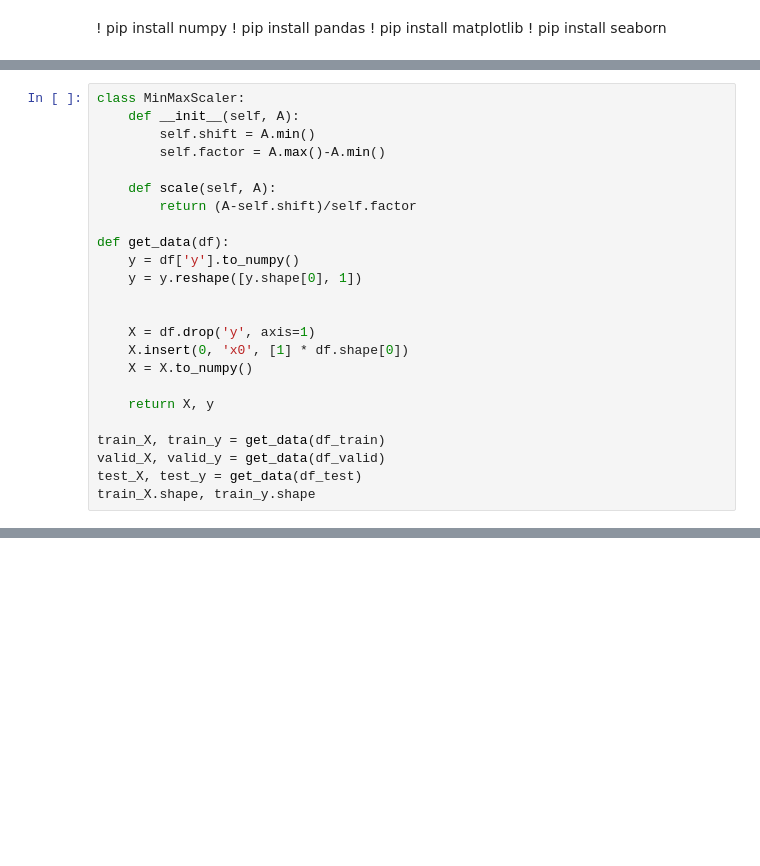
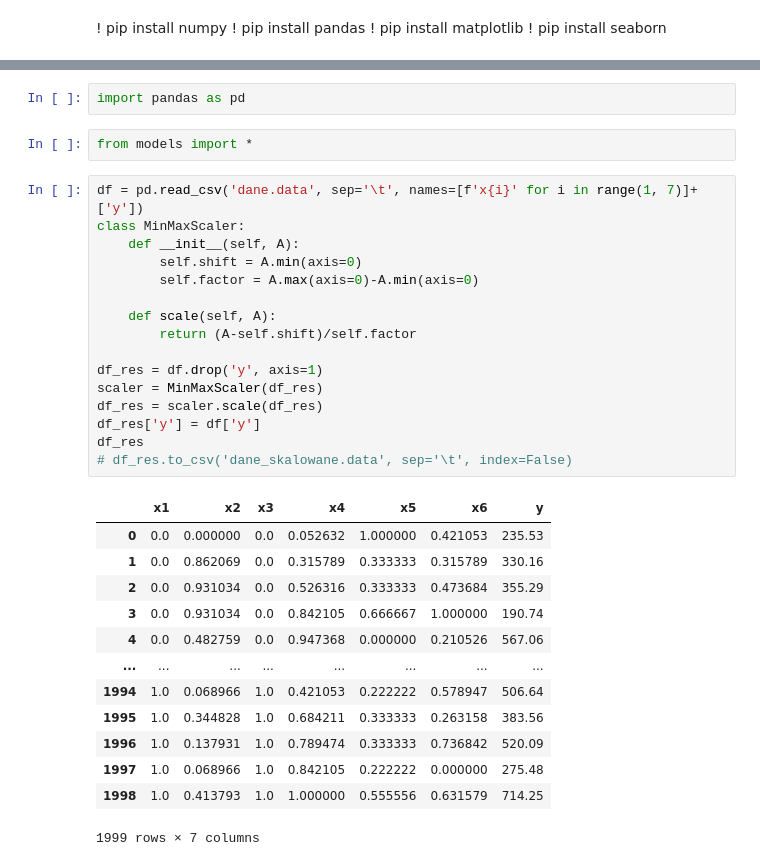
Before and after one commit to Marwyk2003/mpum_miniproject1, a Jupyter notebook: src/regression.ipynb, the cells around one changed output, grey strips where cells are left out. Cells and saved outputs as stored; diff of their text form; blank space fills up the shorter version.

```diff
--- a/src/regression.ipynb
+++ b/src/regression.ipynb
@@ -33,24 +5,0 @@ test:  (125, 7)
-# %%
-class MinMaxScaler:
-    def __init__(self, A):
-        self.shift = A.min()
-        self.factor = A.max()-A.min()
-
-    def scale(self, A):
-        return (A-self.shift)/self.factor
-
-def get_data(df):
-    y = df['y'].to_numpy()
-    y = y.reshape([y.shape[0], 1])
-
-
-    X = df.drop('y', axis=1)
-    X.insert(0, 'x0', [1] * df.shape[0])
-    X = X.to_numpy()
-
-    return X, y
-
-train_X, train_y = get_data(df_train)
-valid_X, valid_y = get_data(df_valid)
-test_X, test_y = get_data(df_test)
-train_X.shape, train_y.shape
@@ -269,0 +13,34 @@ lls_model.analytical()
+# %%
+import pandas as pd
+# %%
+from models import *
+# %%
+df = pd.read_csv('dane.data', sep='\t', names=[f'x{i}' for i in range(1, 7)]+['y'])
+class MinMaxScaler:
+    def __init__(self, A):
+        self.shift = A.min(axis=0)
+        self.factor = A.max(axis=0)-A.min(axis=0)
+
+    def scale(self, A):
+        return (A-self.shift)/self.factor
+
+df_res = df.drop('y', axis=1)
+scaler = MinMaxScaler(df_res)
+df_res = scaler.scale(df_res)
+df_res['y'] = df['y']
+df_res
+# df_res.to_csv('dane_skalowane.data', sep='\t', index=False)
+# %% [output]
+|  | x1 | x2 | x3 | x4 | x5 | x6 | y |
+| 0 | 0.0 | 0.000000 | 0.0 | 0.052632 | 1.000000 | 0.421053 | 235.53 |
+| 1 | 0.0 | 0.862069 | 0.0 | 0.315789 | 0.333333 | 0.315789 | 330.16 |
+| 2 | 0.0 | 0.931034 | 0.0 | 0.526316 | 0.333333 | 0.473684 | 355.29 |
+| 3 | 0.0 | 0.931034 | 0.0 | 0.842105 | 0.666667 | 1.000000 | 190.74 |
+| 4 | 0.0 | 0.482759 | 0.0 | 0.947368 | 0.000000 | 0.210526 | 567.06 |
+| ... | ... | ... | ... | ... | ... | ... | ... |
+| 1994 | 1.0 | 0.068966 | 1.0 | 0.421053 | 0.222222 | 0.578947 | 506.64 |
+| 1995 | 1.0 | 0.344828 | 1.0 | 0.684211 | 0.333333 | 0.263158 | 383.56 |
+| 1996 | 1.0 | 0.137931 | 1.0 | 0.789474 | 0.333333 | 0.736842 | 520.09 |
+| 1997 | 1.0 | 0.068966 | 1.0 | 0.842105 | 0.222222 | 0.000000 | 275.48 |
+| 1998 | 1.0 | 0.413793 | 1.0 | 1.000000 | 0.555556 | 0.631579 | 714.25 |
+1999 rows × 7 columns
```
Also changed, not shown: parts of 39 cells of this notebook, 2 other files.
